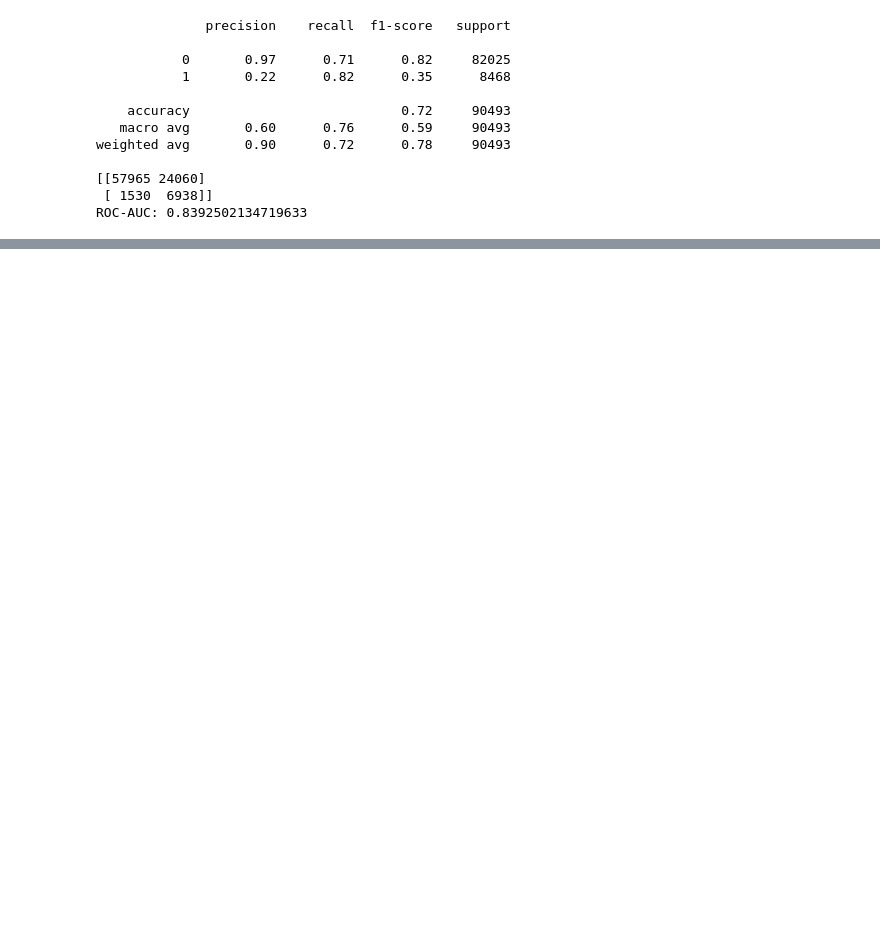
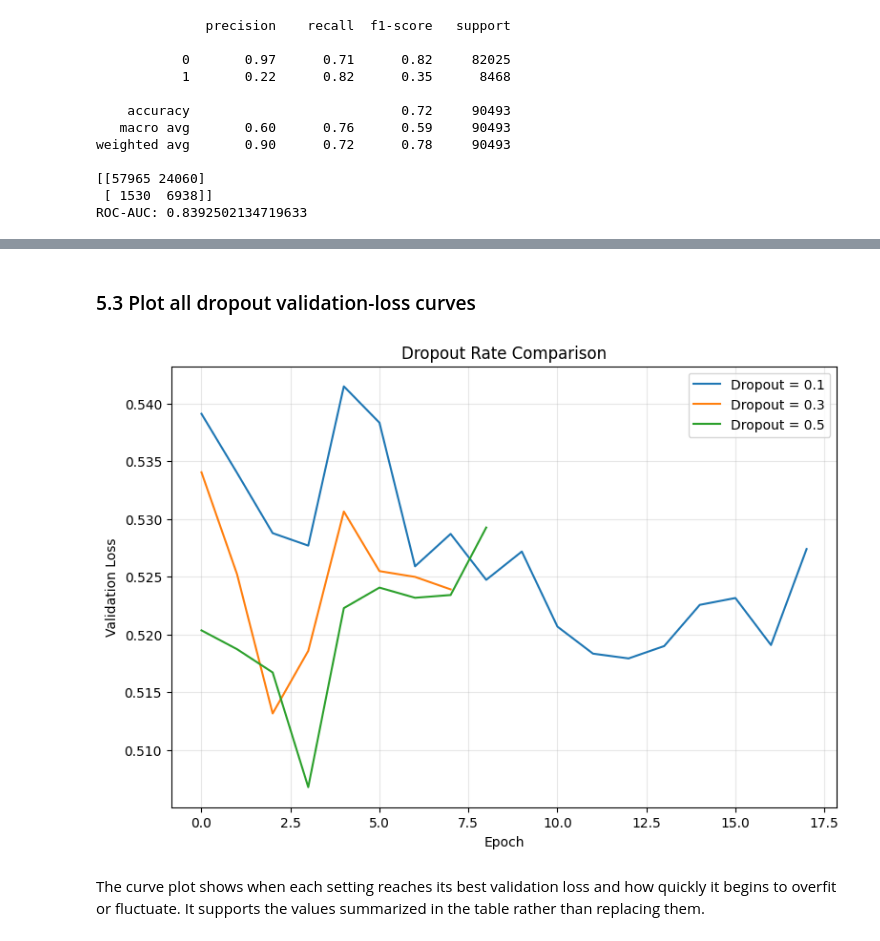
Before and after one commit to MalikJaH/binx-cardiac-risk-ml, a Jupyter notebook: notebooks/neural_network/02_neural_network.ipynb, the cells around one changed output, grey strips where cells are left out. Saved outputs shown, nothing was run; the diff lists cells and outputs as text; code cells hidden in the pictures; blank space fills up the shorter version.

```diff
--- a/notebooks/neural_network/02_neural_network.ipynb
+++ b/notebooks/neural_network/02_neural_network.ipynb
@@ -622,0 +1107,23 @@ The final model achieves **0.839 test ROC-AUC** and **71.7% test accuracy**. At
+# %% [markdown]
+### 5.3 Plot all dropout validation-loss curves
+# %%
+plt.figure(figsize=(9, 6))
+
+for rate, candidate_history in dropout_histories.items():
+
+    plt.plot(
+        candidate_history.history["val_loss"],
+        label=f"Dropout = {rate}"
+    )
+
+plt.xlabel("Epoch")
+plt.ylabel("Validation Loss")
+plt.title("Dropout Rate Comparison")
+plt.legend()
+plt.grid(alpha=0.3)
+
+plt.show()
+# %% [output]
+[figure, added]
+# %% [markdown]
+The curve plot shows when each setting reaches its best validation loss and how quickly it begins to overfit or fluctuate. It supports the values summarized in the table rather than replacing them.
```
Also changed, not shown: parts of 135 cells of this notebook, 11 other files.
